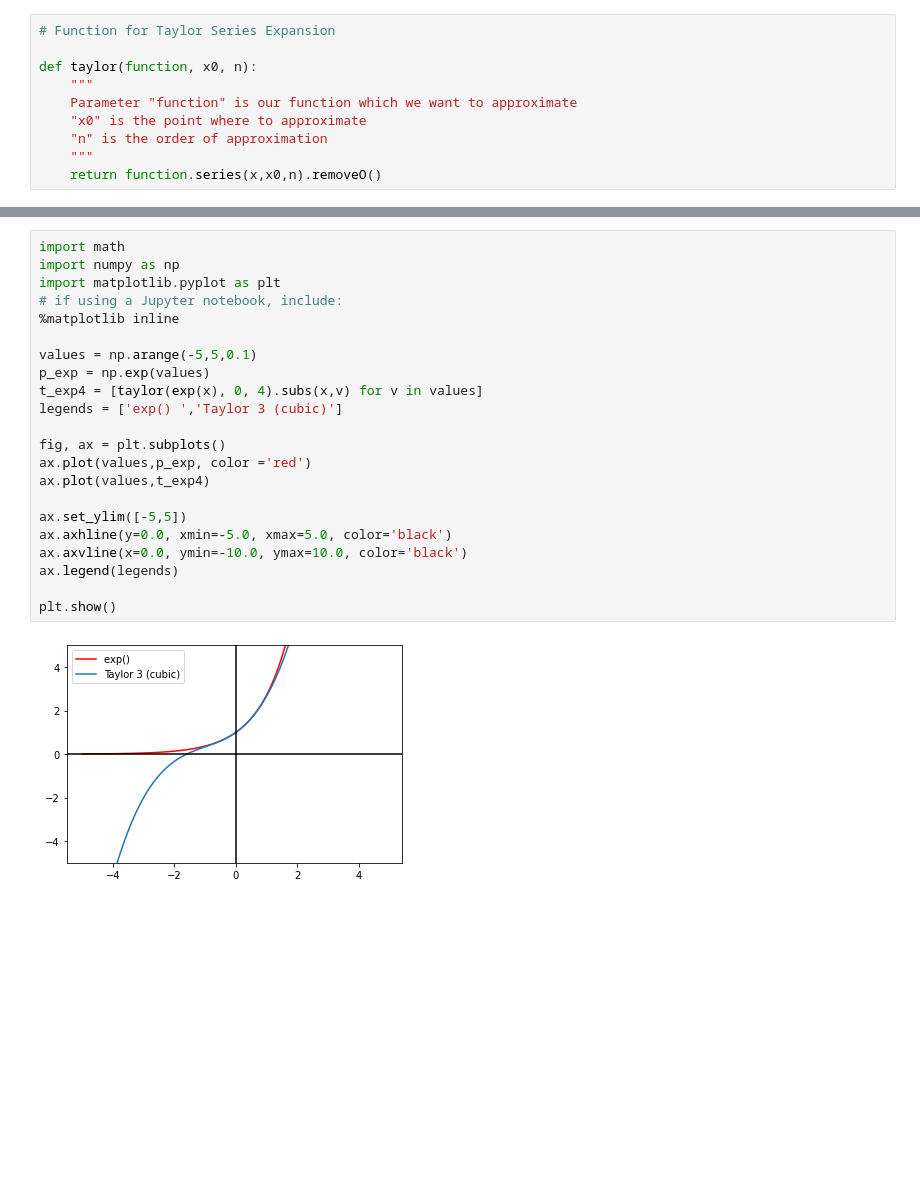
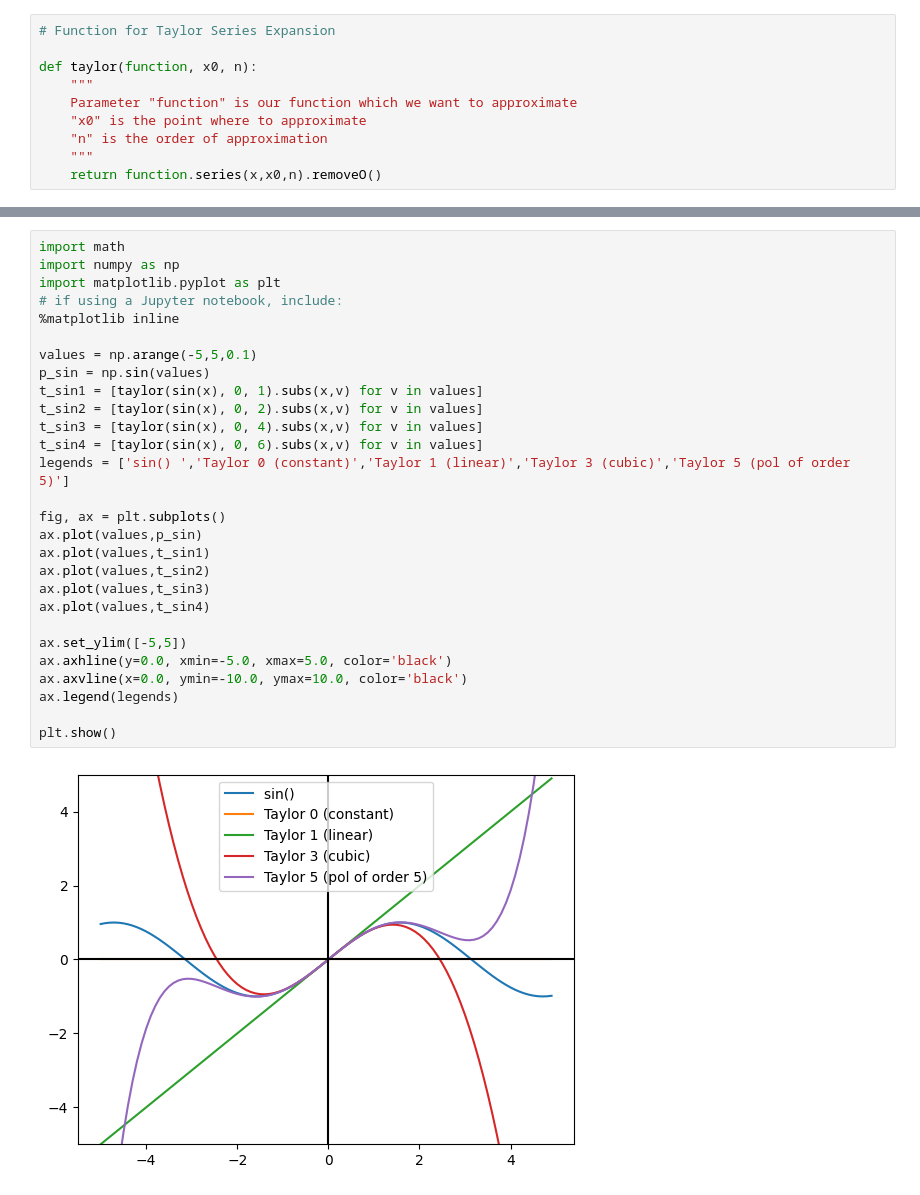
Before and after one commit to dfbello/MetNumUN2023I, a Jupyter notebook: Lab9/Group7_Taylor_sin_x.ipynb, the cells around one changed output, grey strips where cells are left out. Drawn from its saved outputs; the diff is of its cells as text; blank space fills up the shorter version.

```diff
--- a/Lab9/Group7_Taylor_sin_x.ipynb
+++ b/Lab9/Group7_Taylor_sin_x.ipynb
@@ -1249,24 +1190,30 @@ plt.show()
 # %%
 import math
 import numpy as np
 import matplotlib.pyplot as plt
 # if using a Jupyter notebook, include:
 %matplotlib inline
 
 values = np.arange(-5,5,0.1)
-p_exp = np.exp(values)
-t_exp4 = [taylor(exp(x), 0, 4).subs(x,v) for v in values]
-legends = ['exp() ','Taylor 3 (cubic)']
+p_sin = np.sin(values)
+t_sin1 = [taylor(sin(x), 0, 1).subs(x,v) for v in values]
+t_sin2 = [taylor(sin(x), 0, 2).subs(x,v) for v in values]
+t_sin3 = [taylor(sin(x), 0, 4).subs(x,v) for v in values]
+t_sin4 = [taylor(sin(x), 0, 6).subs(x,v) for v in values]
+legends = ['sin() ','Taylor 0 (constant)','Taylor 1 (linear)','Taylor 3 (cubic)','Taylor 5 (pol of order 5)']
 
 fig, ax = plt.subplots()
-ax.plot(values,p_exp, color ='red')
-ax.plot(values,t_exp4)
+ax.plot(values,p_sin)
+ax.plot(values,t_sin1)
+ax.plot(values,t_sin2)
+ax.plot(values,t_sin3)
+ax.plot(values,t_sin4)
 
 ax.set_ylim([-5,5])
 ax.axhline(y=0.0, xmin=-5.0, xmax=5.0, color='black')
 ax.axvline(x=0.0, ymin=-10.0, ymax=10.0, color='black')
 ax.legend(legends)
 
 plt.show()
 # %% [output]
-[figure, old version]
+[figure, new version]
```
Also changed, not shown: parts of 51 cells of this notebook.
